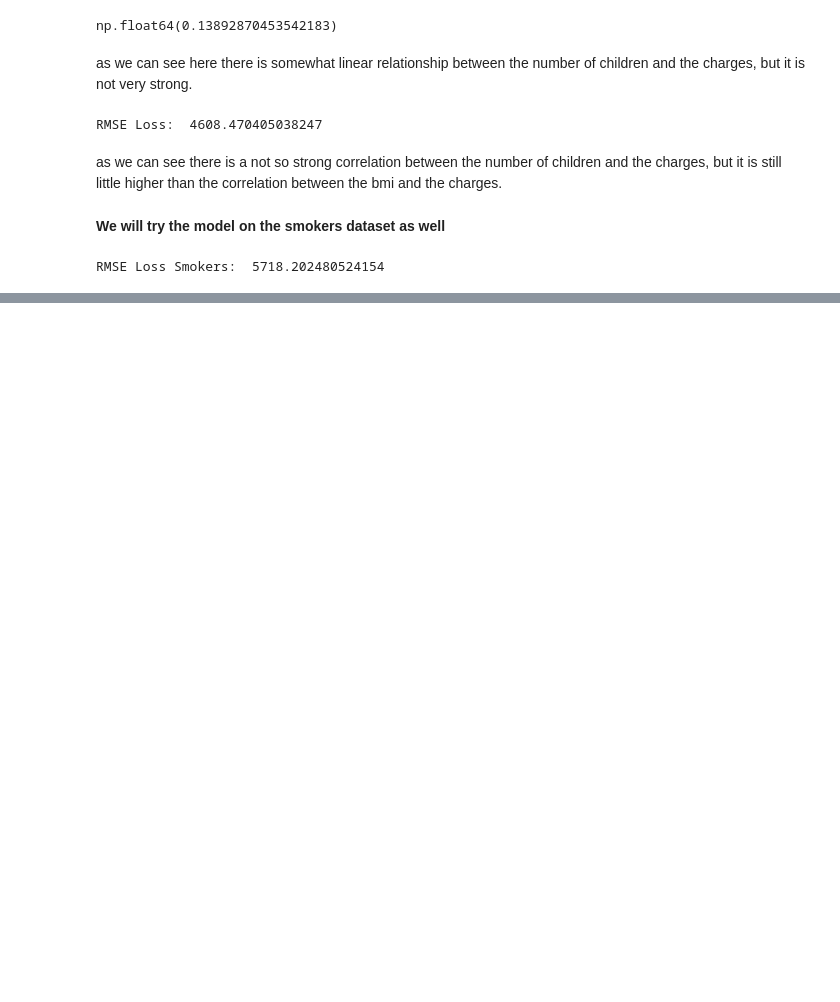
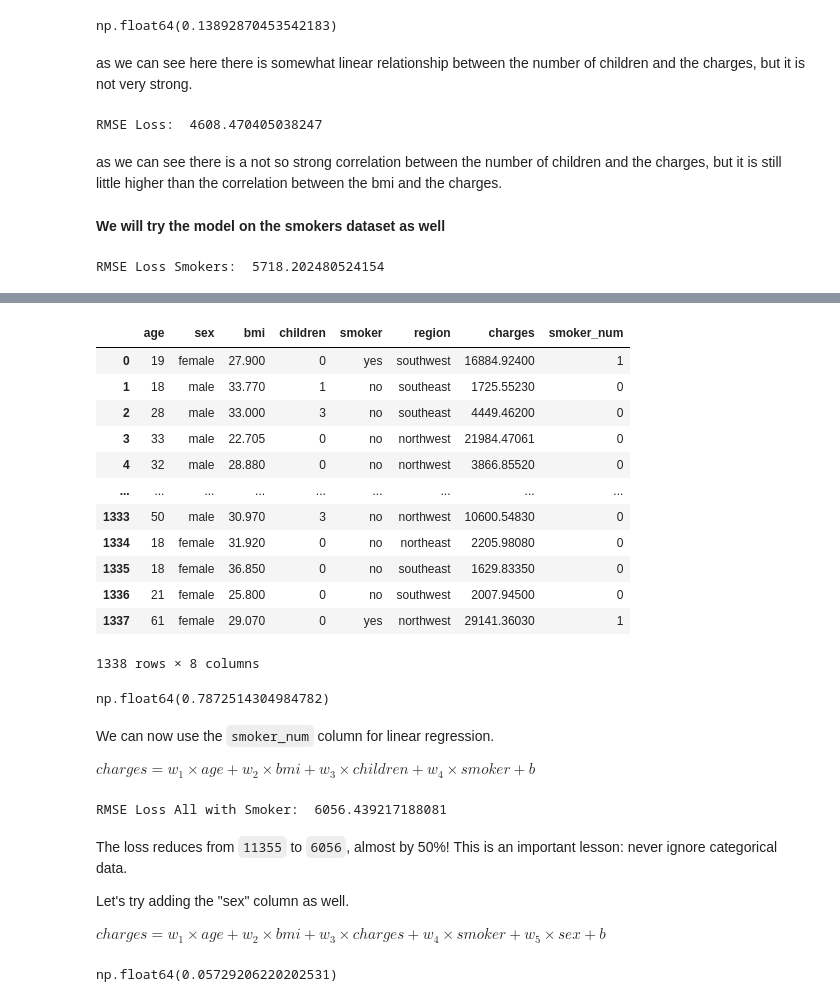
Before and after one commit to S-Sanjai/ML-fundamentals, a Jupyter notebook: notebooks/medical-insurance/med-insurance-model.ipynb, the cells around one changed output, grey strips where cells are left out. Saved outputs shown, nothing was run; the diff lists cells and outputs as text; code cells hidden in the pictures; blank space fills up the shorter version.

```diff
--- a/notebooks/medical-insurance/med-insurance-model.ipynb
+++ b/notebooks/medical-insurance/med-insurance-model.ipynb
@@ -186,0 +244,48 @@ so as we can see, the model for smokers is worse than the one for non-smokers
+# %%
+med_df
+# %% [output]
+|  | age | sex | bmi | children | smoker | region | charges | smoker_num |
+| 0 | 19 | female | 27.900 | 0 | yes | southwest | 16884.92400 | 1 |
+| 1 | 18 | male | 33.770 | 1 | no | southeast | 1725.55230 | 0 |
+| 2 | 28 | male | 33.000 | 3 | no | southeast | 4449.46200 | 0 |
+| 3 | 33 | male | 22.705 | 0 | no | northwest | 21984.47061 | 0 |
+| 4 | 32 | male | 28.880 | 0 | no | northwest | 3866.85520 | 0 |
+| ... | ... | ... | ... | ... | ... | ... | ... | ... |
+| 1333 | 50 | male | 30.970 | 3 | no | northwest | 10600.54830 | 0 |
+| 1334 | 18 | female | 31.920 | 0 | no | northeast | 2205.98080 | 0 |
+| 1335 | 18 | female | 36.850 | 0 | no | southeast | 1629.83350 | 0 |
+| 1336 | 21 | female | 25.800 | 0 | no | southwest | 2007.94500 | 0 |
+| 1337 | 61 | female | 29.070 | 0 | yes | northwest | 29141.36030 | 1 |
+1338 rows × 8 columns
+# %%
+med_df.charges.corr(med_df.smoker_num)
+# %% [output]
+np.float64(0.7872514304984782)
+# %% [markdown]
+We can now use the `smoker_num` column for linear regression.
+
+$charges = w_1 \times age + w_2 \times bmi + w_3 \times children + w_4 \times smoker + b$
+# %%
+inputs = med_df[['age', 'bmi', 'children', 'smoker_num']]
+targets = med_df.charges
+
+model = LinearRegression().fit(inputs, targets)
+predictions = model.predict(inputs)
+
+loss = rmse(targets, predictions)
+print("RMSE Loss All with Smoker: ", loss)
+# %% [output]
+RMSE Loss All with Smoker:  6056.439217188081
+# %% [markdown]
+The loss reduces from `11355` to `6056`, almost by 50%! This is an important lesson: never ignore categorical data.
+
+
+Let's try adding the "sex" column as well.
+
+$charges = w_1 \times age + w_2 \times bmi + w_3 \times charges + w_4 \times smoker + w_5 \times sex + b$
+# %%
+sex_code = {'female': 0, 'male': 1}
+med_df['sex_code'] = med_df.sex.map(sex_code)
+med_df.charges.corr(med_df.sex_code)
+# %% [output]
+np.float64(0.05729206220202531)
```
Also changed, not shown: parts of 43 cells of this notebook, 1 other file.
